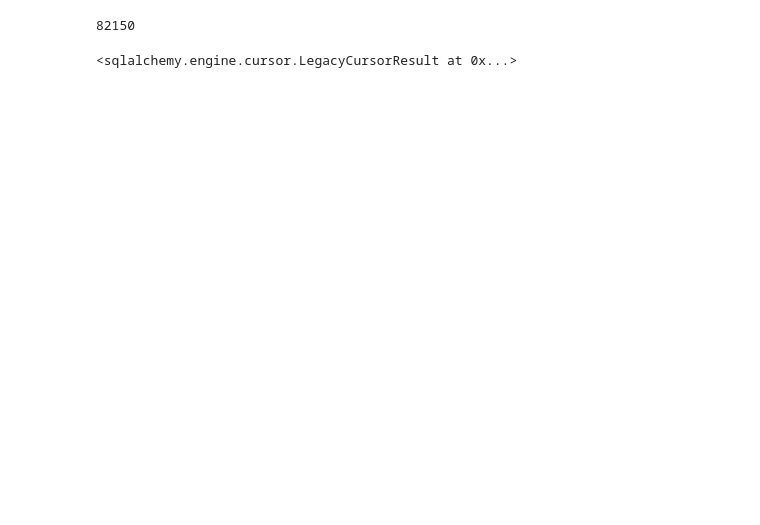
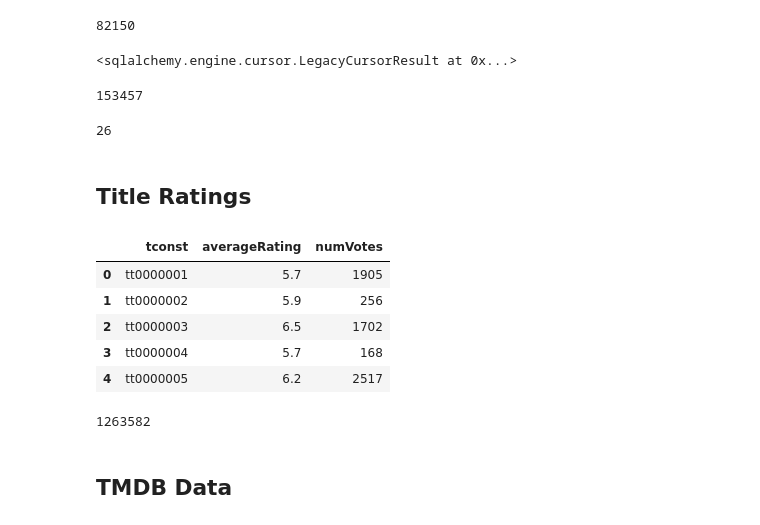
Before and after one commit to bradshawjoshua/MovieTime_Analysis, a Jupyter notebook: TMDB Movies Analysis MySQL Database.ipynb, the cells around one changed output. Saved outputs shown, nothing was run; the diff lists cells and outputs as text; code cells hidden in the pictures; blank space fills up the shorter version.

```diff
--- a/TMDB Movies Analysis MySQL Database.ipynb
+++ b/TMDB Movies Analysis MySQL Database.ipynb
@@ -253,3 +254,32 @@ basics_df.to_sql('title_basics',engine,dtype=df_schema,if_exists='replace',index
 engine.execute('ALTER TABLE title_basics ADD PRIMARY KEY (`tconst`);')
 # %% [output]
 <sqlalchemy.engine.cursor.LegacyCursorResult at 0x...>
+# %%
+# saving genres to sql with dtype and index=False
+title_genres.to_sql('title_genres',engine,dtype=df_schema,if_exists='replace',index=False)
+# %% [output]
+153457
+# %%
+# saving genres to sql with dtype and index=False
+genres.to_sql('genres',engine,dtype=df_schema,if_exists='replace',index=False)
+# %% [output]
+26
+# %% [markdown]
+## Title Ratings
+# %%
+ratings_df = pd.read_csv('Data/title_ratings.csv.gz')
+ratings_df.head()
+# %% [output]
+|  | tconst | averageRating | numVotes |
+| 0 | tt0000001 | 5.7 | 1905 |
+| 1 | tt0000002 | 5.9 | 256 |
+| 2 | tt0000003 | 6.5 | 1702 |
+| 3 | tt0000004 | 5.7 | 168 |
+| 4 | tt0000005 | 6.2 | 2517 |
+# %%
+# saving final ratings_df to sql with dtype and index=False
+ratings_df.to_sql('title_ratings',engine,dtype=df_schema,if_exists='replace',index=False)
+# %% [output]
+1263582
+# %% [markdown]
+## TMDB Data
```
Also changed, not shown: parts of 11 cells of this notebook.
